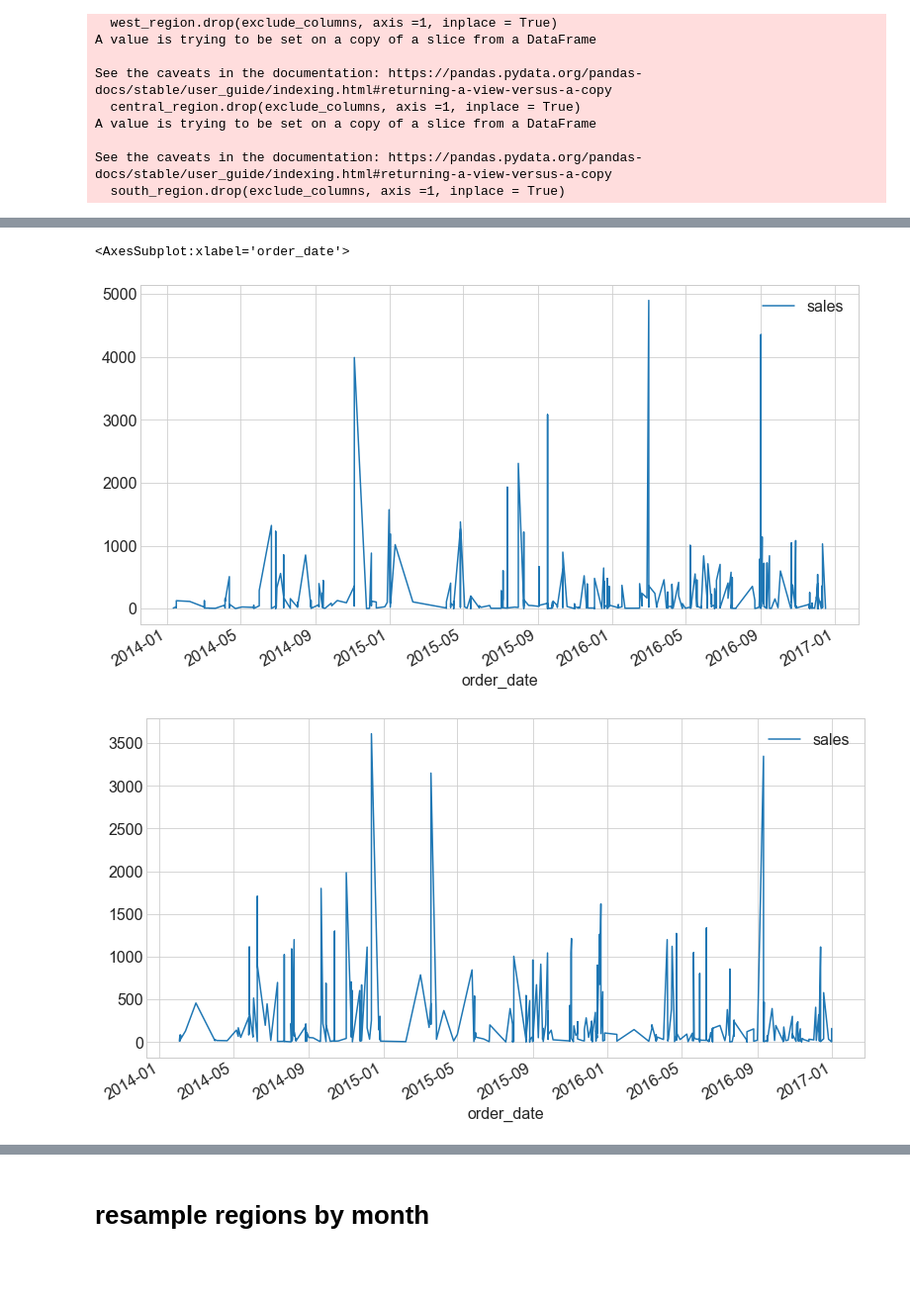
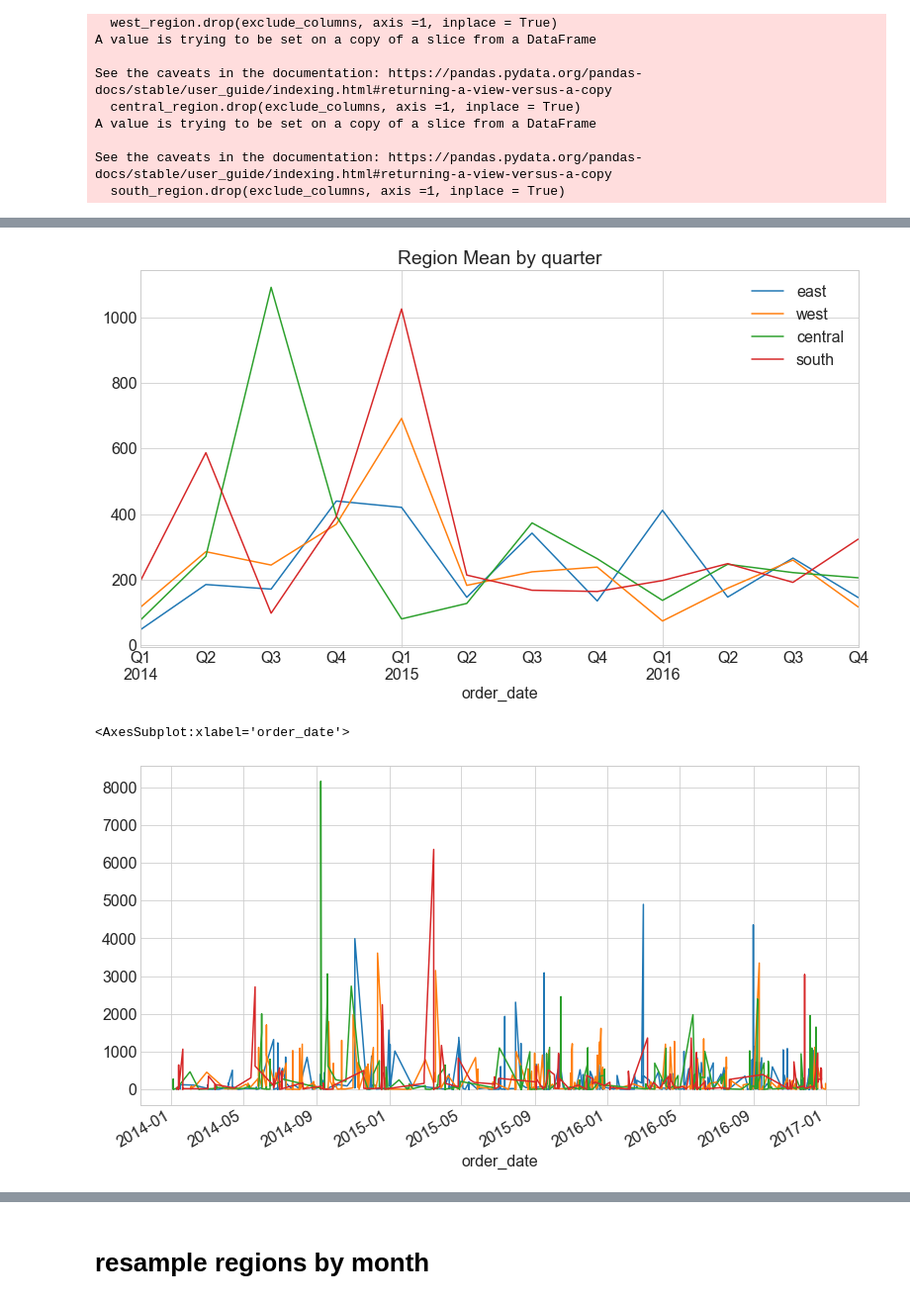
Before and after one commit to Yvette-Ibarra/time-series-project, a Jupyter notebook: workbook_superstore_timeseries_project.ipynb, the cells around one changed output, grey strips where cells are left out. Shown at 99% size. Saved outputs shown, nothing was run; the diff lists cells and outputs as text; code cells hidden in the pictures; blank space fills up the shorter version.

```diff
--- a/workbook_superstore_timeseries_project.ipynb
+++ b/workbook_superstore_timeseries_project.ipynb
@@ -825,9 +840,21 @@ See the caveats in the documentation: https://pandas.pydata.org/pandas-docs/stab
+# %%
+east_region_resample_quarter= east_region.resample('q').mean()
+west_region_resample_quarter = west_region.resample('q').mean()
+central_region_resample_quarter =central_region.resample('q').mean()
+south_region_resample_quarter= south_region.resample('q').mean()
+east_region_resample_quarter.sales.plot(sharey =True, label = 'east')
+west_region_resample_quarter.sales.plot(sharey =True, label = 'west')
+central_region_resample_quarter.sales.plot(sharey =True, label = 'central')
+south_region_resample_quarter.sales.plot(sharey =True,label = 'south')
+plt.legend()
+plt.title('Region Mean by quarter');
+# %% [output]
+[figure, added]
 # %%
-east_region.plot()
-west_region.plot()
-central_region.plot()
-south_region.plot()
+east_region.sales.plot()
+west_region.sales.plot()
+central_region.sales.plot()
+south_region.sales.plot()
 # %% [output]
 <AxesSubplot:xlabel='order_date'>
-[figure, old version]
+[figure, new version]
-[figure, removed]
```
Also changed, not shown: parts of 15 cells of this notebook.
